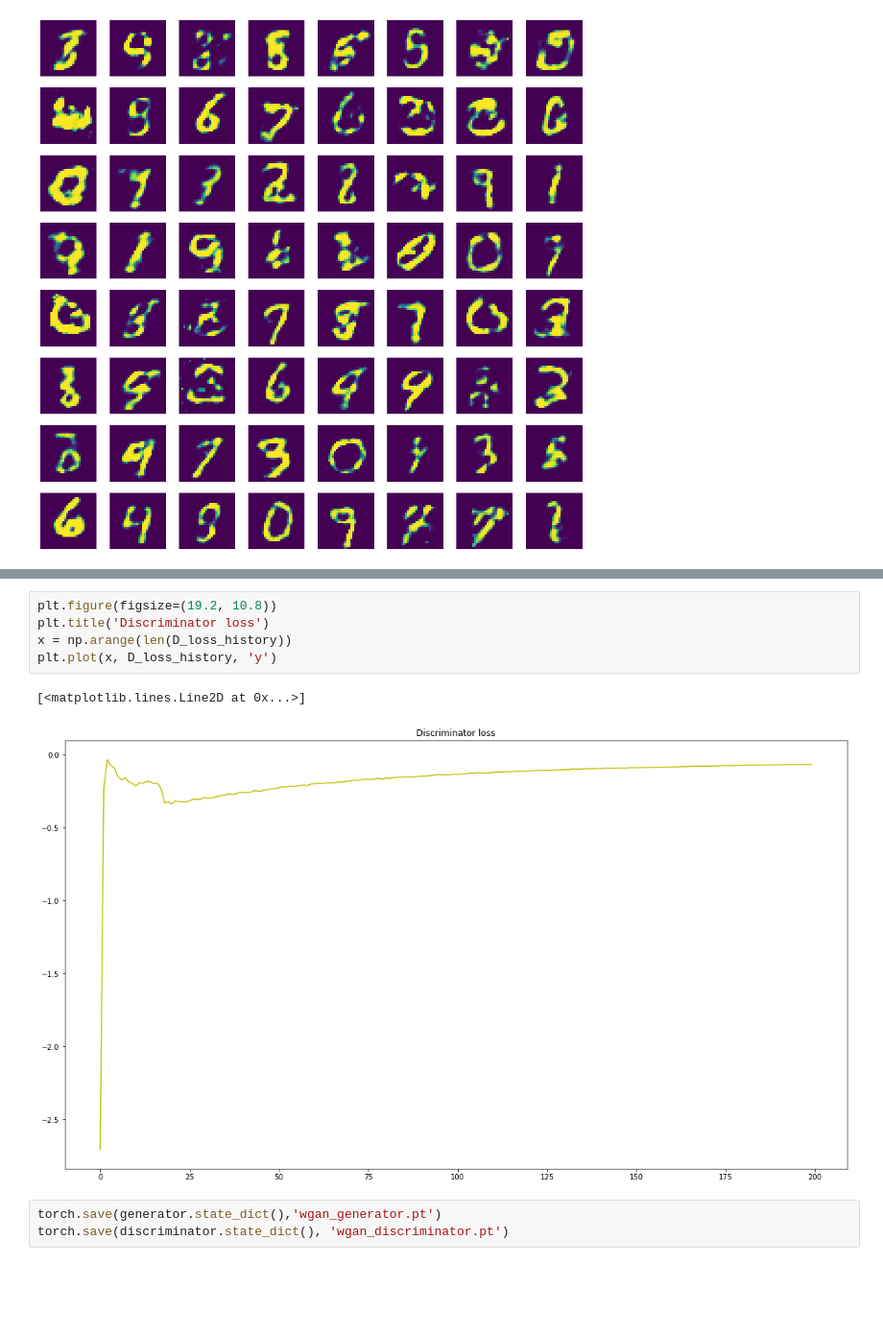
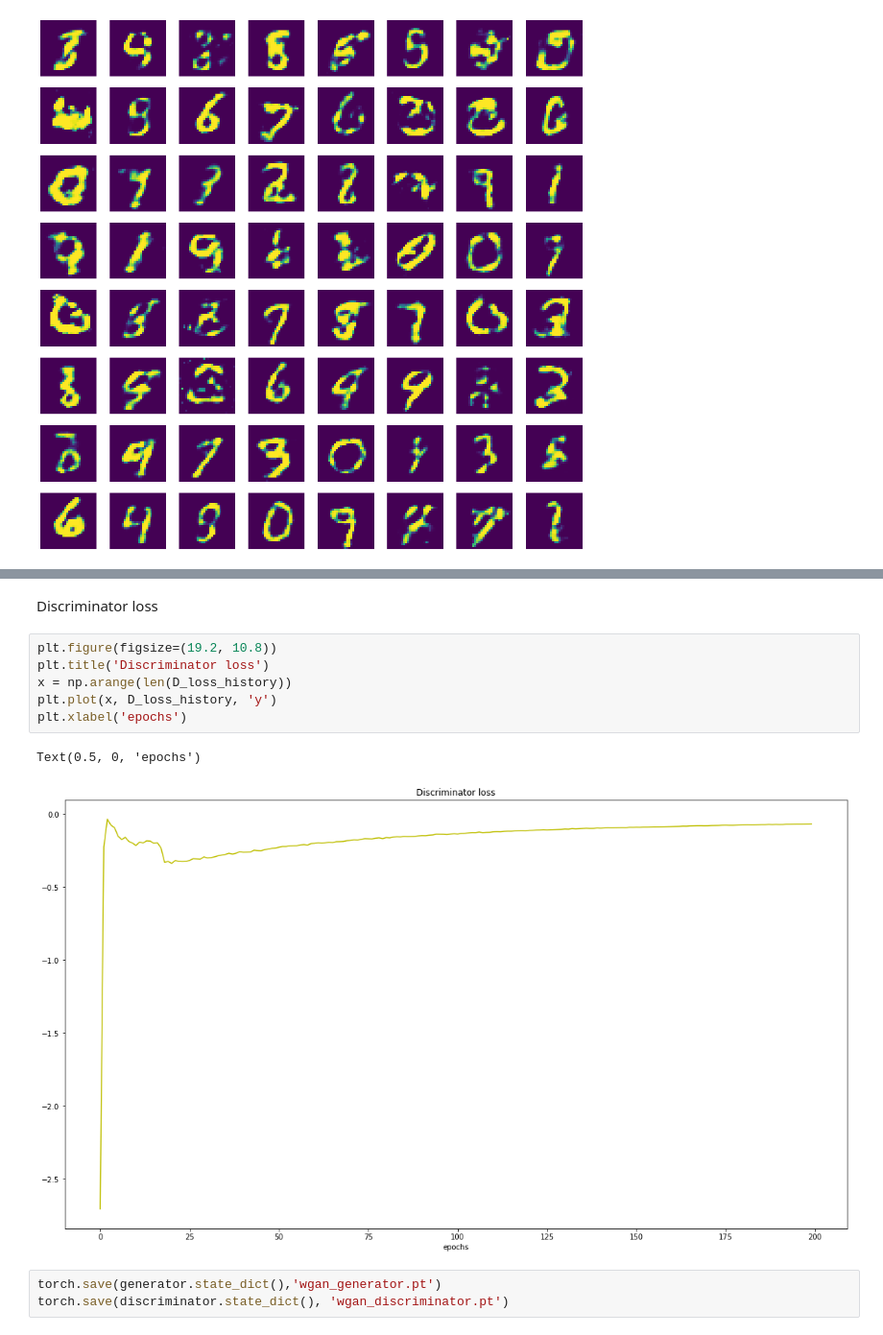
Before and after one commit to ystsai7981/DeepLearning, a Jupyter notebook: lab5/wgan.ipynb, the cells around one changed output, grey strips where cells are left out. Shown at 96% size. Saved outputs shown, nothing was run; the diff lists cells and outputs as text; blank space fills up the shorter version.

```diff
--- a/lab5/wgan.ipynb
+++ b/lab5/wgan.ipynb
@@ -223,11 +234,14 @@ plt.plot(x, G_loss_history)
+# %% [markdown]
+Discriminator loss
 # %%
 plt.figure(figsize=(19.2, 10.8))
 plt.title('Discriminator loss')
 x = np.arange(len(D_loss_history))
 plt.plot(x, D_loss_history, 'y')
+plt.xlabel('epochs')
 # %% [output]
-[<matplotlib.lines.Line2D at 0x...>]
+Text(0.5, 0, 'epochs')
-[figure, old version]
+[figure, new version]
 # %%
 torch.save(generator.state_dict(),'wgan_generator.pt')
 torch.save(discriminator.state_dict(), 'wgan_discriminator.pt')
```
Also changed, not shown: parts of 9 cells of this notebook, 3 other files.
